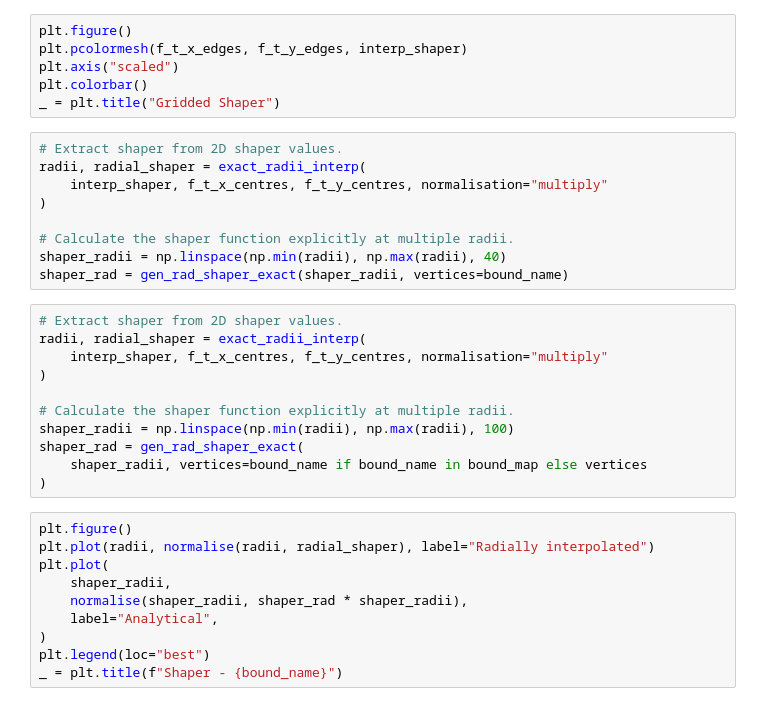
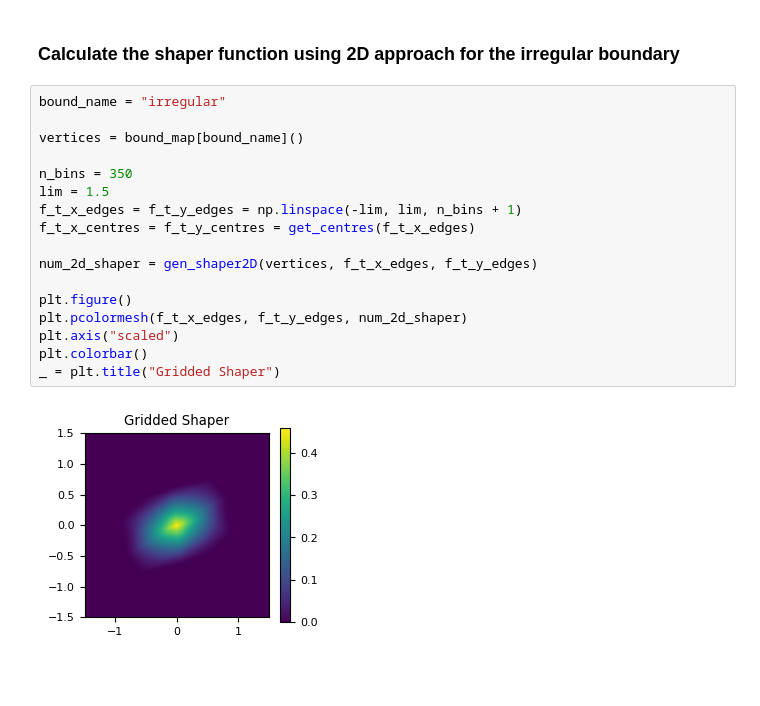
Before and after one commit to akuhnregnier/bounded-rand-walkers, a Jupyter notebook: examples/shaper_calculation.ipynb, the cells around one changed output. Cells and saved outputs as stored; diff of their text form; blank space fills up the shorter version.

```diff
--- a/examples/shaper_calculation.ipynb
+++ b/examples/shaper_calculation.ipynb
@@ -67,36 +263,21 @@ interp_shaper = interp(
+# %% [markdown]
+### Calculate the shaper function using 2D approach for the irregular boundary
 # %%
+bound_name = "irregular"
+
+vertices = bound_map[bound_name]()
+
+n_bins = 350
+lim = 1.5
+f_t_x_edges = f_t_y_edges = np.linspace(-lim, lim, n_bins + 1)
+f_t_x_centres = f_t_y_centres = get_centres(f_t_x_edges)
+
+num_2d_shaper = gen_shaper2D(vertices, f_t_x_edges, f_t_y_edges)
+
 plt.figure()
-plt.pcolormesh(f_t_x_edges, f_t_y_edges, interp_shaper)
+plt.pcolormesh(f_t_x_edges, f_t_y_edges, num_2d_shaper)
 plt.axis("scaled")
 plt.colorbar()
 _ = plt.title("Gridded Shaper")
+# %% [output]
+[figure, added]
-# %%
-# Extract shaper from 2D shaper values.
-radii, radial_shaper = exact_radii_interp(
-    interp_shaper, f_t_x_centres, f_t_y_centres, normalisation="multiply"
-)
-
-# Calculate the shaper function explicitly at multiple radii.
-shaper_radii = np.linspace(np.min(radii), np.max(radii), 40)
-shaper_rad = gen_rad_shaper_exact(shaper_radii, vertices=bound_name)
-# %%
-# Extract shaper from 2D shaper values.
-radii, radial_shaper = exact_radii_interp(
-    interp_shaper, f_t_x_centres, f_t_y_centres, normalisation="multiply"
-)
-
-# Calculate the shaper function explicitly at multiple radii.
-shaper_radii = np.linspace(np.min(radii), np.max(radii), 100)
-shaper_rad = gen_rad_shaper_exact(
-    shaper_radii, vertices=bound_name if bound_name in bound_map else vertices
-)
-# %%
-plt.figure()
-plt.plot(radii, normalise(radii, radial_shaper), label="Radially interpolated")
-plt.plot(
-    shaper_radii,
-    normalise(shaper_radii, shaper_rad * shaper_radii),
-    label="Analytical",
-)
-plt.legend(loc="best")
-_ = plt.title(f"Shaper - {bound_name}")
```
Also changed, not shown: parts of 18 cells of this notebook, 44 other files.
